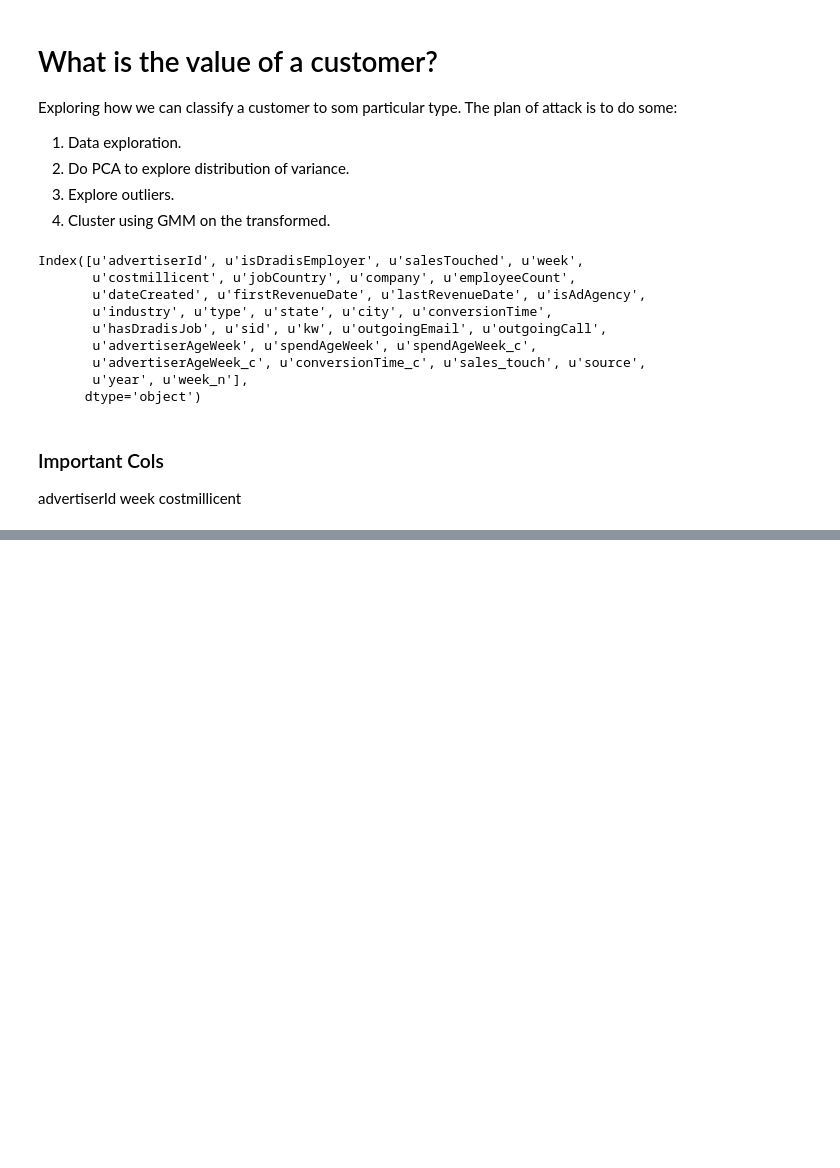
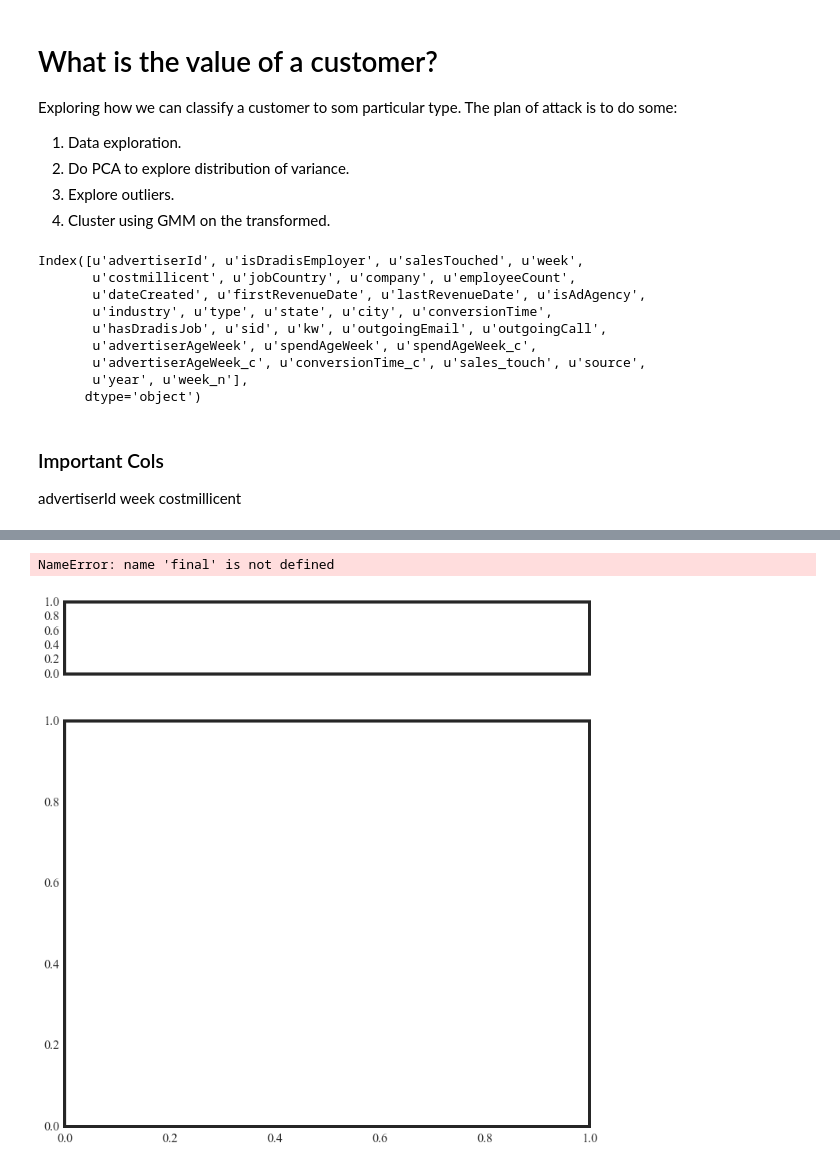
Before and after one commit to gmsardane/employer-ltv, a Jupyter notebook: ltv-calculation.ipynb, the cells around one changed output, grey strips where cells are left out. Drawn from its saved outputs; the diff is of its cells as text; code cells hidden in the pictures; blank space fills up the shorter version.

```diff
--- a/ltv-calculation.ipynb
+++ b/ltv-calculation.ipynb
@@ -162,0 +293,34 @@ plt.xlim(0,)
+# %%
+#define plotter
+minorLocatorx   = AutoMinorLocator(10)
+minorLocatory   = AutoMinorLocator(4)
+matplotlib.rc('xtick', labelsize=16)
+matplotlib.rc('ytick', labelsize=16)
+matplotlib.rcParams['axes.linewidth'] = 2.
+plt.rcParams['axes.linewidth'] = 4
+plt.rc('font', family='serif')
+plt.rc('font', serif='Times New Roman')
+fig_size = plt.rcParams["figure.figsize"]
+plt.rcParams["figure.figsize"] = fig_size
+fig_size[0] = 12
+fig_size[1] = 12
+plt.rcParams["figure.figsize"] = fig_size
+f, (ax_box, ax_hist) = plt.subplots(2, sharex=True,gridspec_kw={"height_ratios": (.15, .85)})
+
+sns.boxplot(np.log10(final), ax=ax_box, color='Pink');
+sns.distplot(np.log10(final), ax=ax_hist, color='grey', norm_hist=False, bins=25, hist_kws={'alpha': 0.8, 'color': 'pink'});
+
+ax_box.set(yticks=[], xlabel='log$_{10}$ [Sale Price [USD]]')
+sns.despine(ax=ax_hist);
+sns.despine(ax=ax_box, left=True)
+
+plt.xlabel('log$_{10}$ [Cost [USD]]', fontsize=35)
+plt.ylabel('Counts',  fontsize=35);
+#plt.xlim(1e4, 1e6);
+plt.yticks(fontsize=25);
+plt.xticks(fontsize=25);#, format)
+#plt.semilogx();
+#plt.savefig('Cost.pdf', dpi=400)
+# %% [output]
+NameError: name 'final' is not defined
+[figure, added]
```
Also changed, not shown: parts of 20 cells of this notebook.
